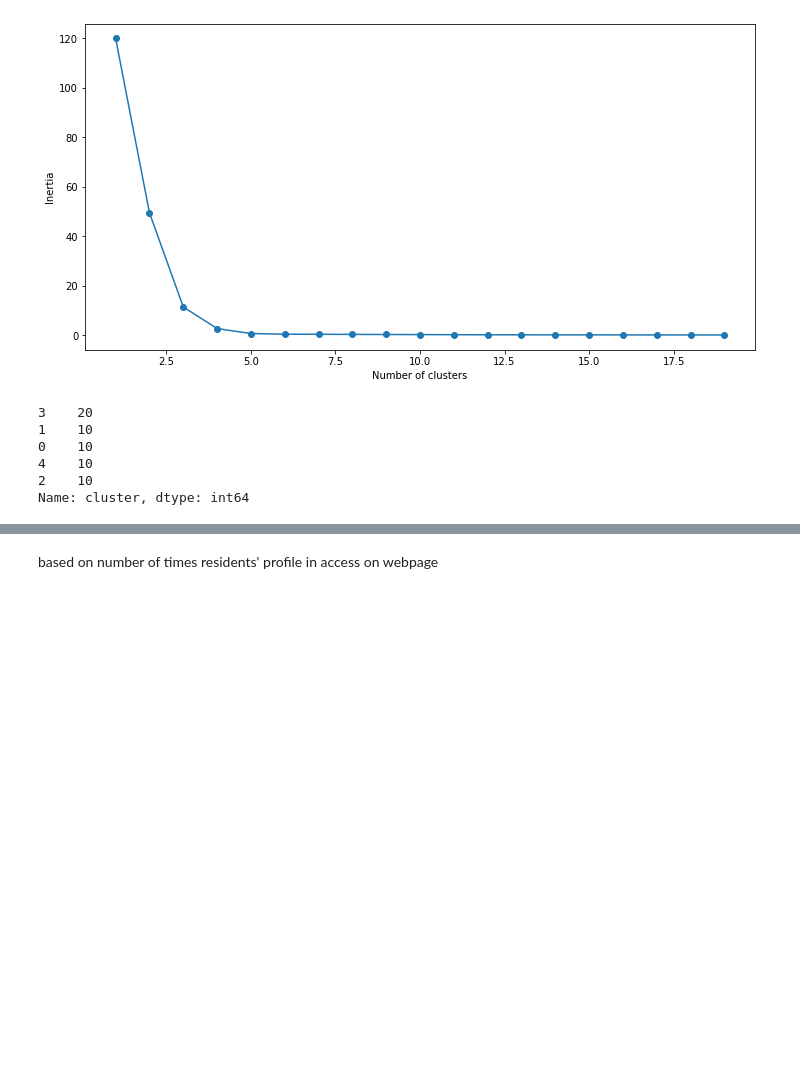
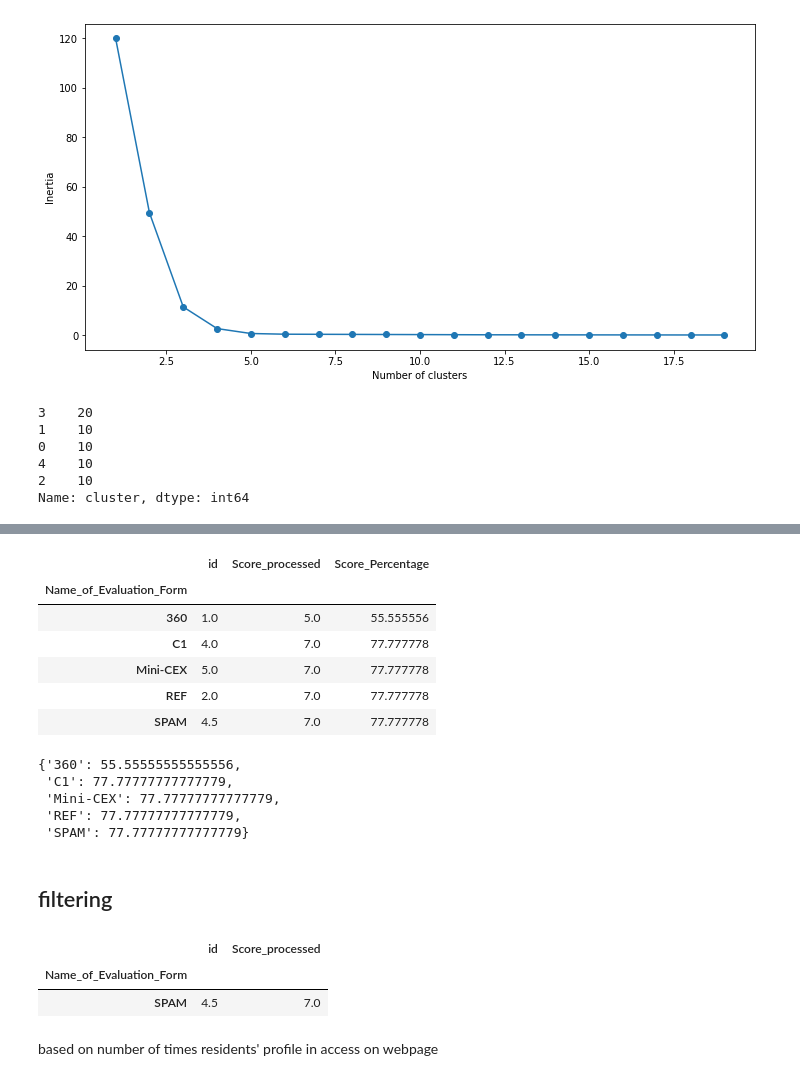
Before and after one commit to dracolim/FYP-GoodHealth, a Jupyter notebook: web activity analysis.ipynb, the cells around one changed output, grey strips where cells are left out. Drawn from its saved outputs; the diff is of its cells as text; code cells hidden in the pictures; blank space fills up the shorter version.

```diff
--- a/web activity analysis.ipynb
+++ b/web activity analysis.ipynb
@@ -215,0 +462,37 @@ dasf
+# %%
+import json
+
+eval_data = json.loads(eval_data)
+eval_data = eval_data["data"]
+
+eval_cols = list(eval_data[0].keys())
+
+import pandas as pd
+data = pd.DataFrame.from_records(eval_data, columns = eval_cols )
+
+data["Score_processed"] = data["Score"].apply(lambda x: int(x[0]))
+data_response = data.groupby("Name_of_Evaluation_Form").mean()
+maximum = 9
+data_response["Score_Percentage"] = data_response["Score_processed"].apply(lambda x: x/maximum * 100)
+data_response["Score_Percentage"].to_dict()
+# %% [output]
+|  | id | Score_processed | Score_Percentage |
+| Name_of_Evaluation_Form |  |  |  |
+| 360 | 1.0 | 5.0 | 55.555556 |
+| C1 | 4.0 | 7.0 | 77.777778 |
+| Mini-CEX | 5.0 | 7.0 | 77.777778 |
+| REF | 2.0 | 7.0 | 77.777778 |
+| SPAM | 4.5 | 7.0 | 77.777778 |
+# %%
+
+# data_response = data_response.pivot()
+data_response
+data_response["Score_Percentage"].to_dict()
+# %% [output]
+{'360': 55.55555555555556,
+ 'C1': 77.77777777777779,
+ 'Mini-CEX': 77.77777777777779,
+ 'REF': 77.77777777777779,
+ 'SPAM': 77.77777777777779}
+# %% [markdown]
+## filtering
@@ -216,3 +502,9 @@ dasf
+# %%
+data2.groupby("Name_of_Evaluation_Form").mean()
+# %% [output]
+|  | id | Score_processed |
+| Name_of_Evaluation_Form |  |  |
+| SPAM | 4.5 | 7.0 |
 # %% [markdown]
 based on number of times residents' profile in access on webpage
 # %% [markdown]
```
Also changed, not shown: parts of 13 cells of this notebook, 3 other files.
